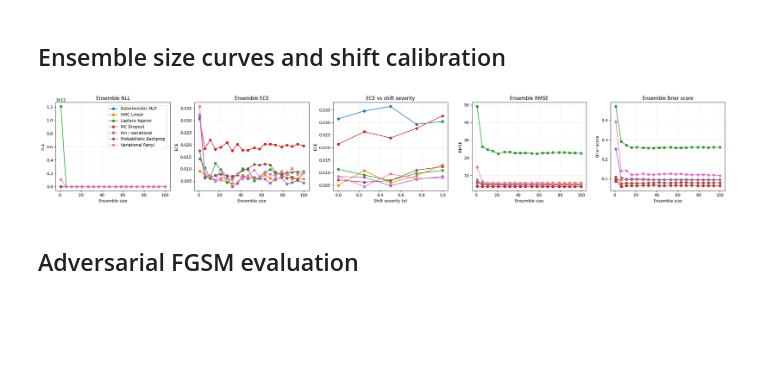
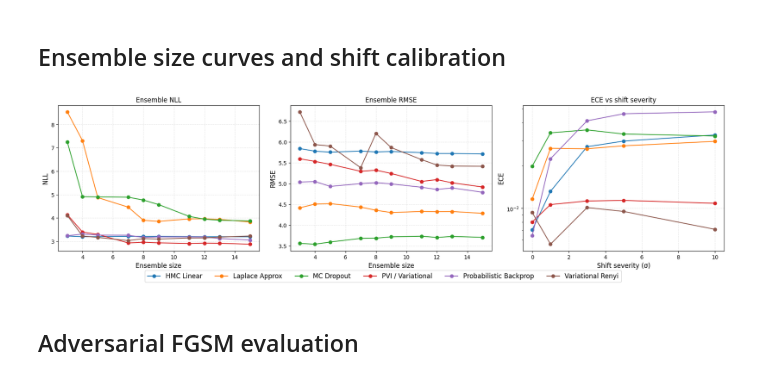
Before and after one commit to intsystems/bensemble, a Jupyter notebook: notebooks/benchmark.ipynb, the cells around one changed output. Drawn from its saved outputs; the diff is of its cells as text; code cells hidden in the pictures; blank space fills up the shorter version.

```diff
--- a/notebooks/benchmark.ipynb
+++ b/notebooks/benchmark.ipynb
@@ -328,7 +332,6 @@ def run_hmc(initial_theta, num_samples=400, burn_in=200, step_size=0.01, leapfro
 ## Bensemble methods
 Lightweight training loops to exercise each library implementation.
 # %%
-
 def train_variational_renyi(num_epochs: int = 1000):
     model = make_mlp(X_train.shape[1]).to(DEVICE)
     vr = VariationalRenyi(model, alpha=0.5, prior_sigma=1.0)
@@ -362,10 +365,10 @@ def sample_vi_predictions(vi_model, x_tensor, n_samples: int = 300):
 
 
 def train_pbp(num_epochs: int = 1000):
-    layer_sizes = [train_tensor_x.shape[1], 50, 1]
+    layer_sizes = [train_tensor_x.shape[1], 64, 1]
     pbp = ProbabilisticBackpropagation(layer_sizes=layer_sizes, device=DEVICE)
     pbp.model.to(DEVICE)
-    pbp.fit(train_loader, epochs=num_epochs, refresh_every=1)
+    pbp.fit(train_loader, epochs=num_epochs, step_clip=1, prior_refresh=0)
     with torch.no_grad():
         _, samples = pbp.predict(test_tensor_x, n_samples=300)
     samples_np = inverse_transform_targets(samples.cpu().reshape(-1, 1)).reshape(samples.shape[0], -1)
@@ -391,7 +394,7 @@ def train_pvi(num_epochs: int = 1000):
 
 def train_laplace(pretrained_model: nn.Module):
     la = LaplaceApproximation(pretrained_model, pretrained=True, likelihood="regression", verbose=False)
-    la.fit(train_loader, num_epochs=0, lr=1e-3, prior_precision=1.0, num_samples=200)
+    la.fit(train_loader, num_epochs=0, lr=1e-3, prior_precision=5.0, num_samples=200)
     la.is_fitted = True
     mean_pred, var_pred = la.predict(test_tensor_x, n_samples=200)
     # Laplace predict returns mean + variance tensors directly
@@ -490,7 +493,6 @@ Posterior computation completed!
 ## Ensemble diagnostics helpers
 # %%
 import matplotlib.pyplot as plt
-
 
 def predictive_stats(samples: np.ndarray, noise_var: float = 0.0):
     if samples.ndim == 1:
@@ -515,7 +517,7 @@ def metrics_vs_ensemble_size(samples: np.ndarray, y_true: np.ndarray, noise_var:
     max_size = samples.shape[0]
     if max_size == 0:
         return []
-    grid = np.unique(np.linspace(1, max_size, num=min(max_points, max_size), dtype=int)).tolist()
+    grid = np.unique(np.linspace(3, max_size, num=min(max_points, max_size), dtype=int)).tolist()
     rows = []
     for size in grid:
         subset = samples[:size]
@@ -585,8 +587,15 @@ def fgsm_attack(model: nn.Module, x: torch.Tensor, y: torch.Tensor, epsilon: flo
 ## Ensemble size curves and shift calibration
 # %%
 # Ensemble-size curves and shift calibration summary
+N_SAMPLES_CURVES = 15
+N_SAMPLES_SHIFT = 200
+
+# Fix seeds for reproducible sampling and shift noise
+np.random.seed(SEED)
+torch.manual_seed(SEED)
+
 model_names = [
-    "Deterministic MLP",
+    # "Deterministic MLP",
     "MC Dropout",
     "HMC Linear",
     "Variational Renyi",
@@ -598,7 +607,7 @@ model_names = [
 model_preds = {}
 for name in model_names:
     try:
-        samples, noise = predict_samples_for_model(name, test_tensor_x, n_samples=100)
+        samples, noise = predict_samples_for_model(name, test_tensor_x, n_samples=N_SAMPLES_CURVES)
         if samples.size == 0:
             continue
         model_preds[name] = {"samples": samples, "noise": noise}
@@ -610,55 +619,56 @@ if not model_preds:
 else:
     ensemble_rows = []
     for name, payload in model_preds.items():
-        curves = metrics_vs_ensemble_size(payload["samples"], y_test_true, noise_var=payload.get("noise", 0.0))
+        curves = metrics_vs_ensemble_size(payload["samples"], y_test_true, noise_var=payload.get("noise", 0.0), max_points=10)
         for row in curves:
             ensemble_rows.append({"model": name, **row})
     ensemble_curve_df = pd.DataFrame(ensemble_rows)
 
-    severities = [0.0, 0.25, 0.5, 0.75, 1.0]
+    severities = [0, 1, 3, 5, 10]
     shift_rows = []
+    shift_noise = torch.randn_like(test_tensor_x)
     for sev in severities:
-        shift_x = test_tensor_x if sev == 0 else test_tensor_x + sev * torch.randn_like(test_tensor_x)
+        shift_x = test_tensor_x if sev == 0 else test_tensor_x + sev * shift_noise
         for name in model_preds.keys():
-            samples, noise = predict_samples_for_model(name, shift_x, n_samples=150)
+            samples, noise = predict_samples_for_model(name, shift_x, n_samples=N_SAMPLES_SHIFT)
             mean, var, _ = predictive_stats(samples, noise)
             metrics = compute_basic_metrics(mean, var, y_test_true)
             shift_rows.append({"model": name, "severity": sev, "ece": metrics["ece"]})
     shift_df = pd.DataFrame(shift_rows)
 
-    fig, axes = plt.subplots(1, 5, figsize=(24, 4))
+    fig, axes = plt.subplots(1, 3, figsize=(18, 5))
+    axes = axes.flatten()
     plot_plan = [
         ("nll", axes[0], "Ensemble NLL"),
-        ("ece", axes[1], "Ensemble ECE"),
+        ("rmse", axes[1], "Ensemble RMSE"),
         ("shift", axes[2], "ECE vs shift severity"),
-        ("rmse", axes[3], "Ensemble RMSE"),
-        ("brier", axes[4], "Ensemble Brier score"),
     ]
-    ylabels = {"nll": "NLL", "ece": "ECE", "rmse": "RMSE", "brier": "Brier score"}
+    ylabels = {"nll": "NLL", "rmse": "RMSE"}
 
     for metric, ax, title in plot_plan:
         if metric == "shift":
             for name, grp in shift_df.groupby("model"):
                 grp = grp.sort_values("severity")
                 ax.plot(grp["severity"], grp["ece"], marker="o", label=name)
-            ax.set_xlabel("Shift severity (σ)")
-            ax.set_ylabel("ECE")
+            ax.set_xlabel("Shift severity (σ)", fontsize=12)
+            ax.set_ylabel("ECE", fontsize=12)
+            ax.set_yscale("log")
         else:
             for name, grp in ensemble_curve_df.groupby("model"):
                 grp = grp.sort_values("ensemble_size")
                 ax.plot(grp["ensemble_size"], grp[metric], marker="o", label=name)
-            ax.set_xlabel("Ensemble size")
-            ax.set_ylabel(ylabels.get(metric, metric.upper()))
-        ax.set_title(title)
+            ax.set_xlabel("Ensemble size", fontsize=12)
+            ax.set_ylabel(ylabels.get(metric, metric.upper()), fontsize=12)
+        ax.set_title(title, fontsize=12)
         ax.grid(True, linestyle="--", alpha=0.3)
 
     handles, labels = axes[0].get_legend_handles_labels()
-    fig.legend(handles, labels, loc="upper left", bbox_to_anchor=(0.1, 0.9))
-    plt.tight_layout()
+    fig.legend(handles, labels, loc="lower center", ncols=6, bbox_to_anchor=(0.5, -0.01), fontsize=12)
+    plt.tight_layout(rect=[0, 0.045, 1, 1])
     plt.savefig('./report_metrics.jpg')
     plt.show()
 # %% [output]
-[figure, old version]
+[figure, new version]
 # %% [markdown]
 ## Adversarial FGSM evaluation
 # %%
```
Also changed, not shown: parts of 3 cells of this notebook, 4 other files.
